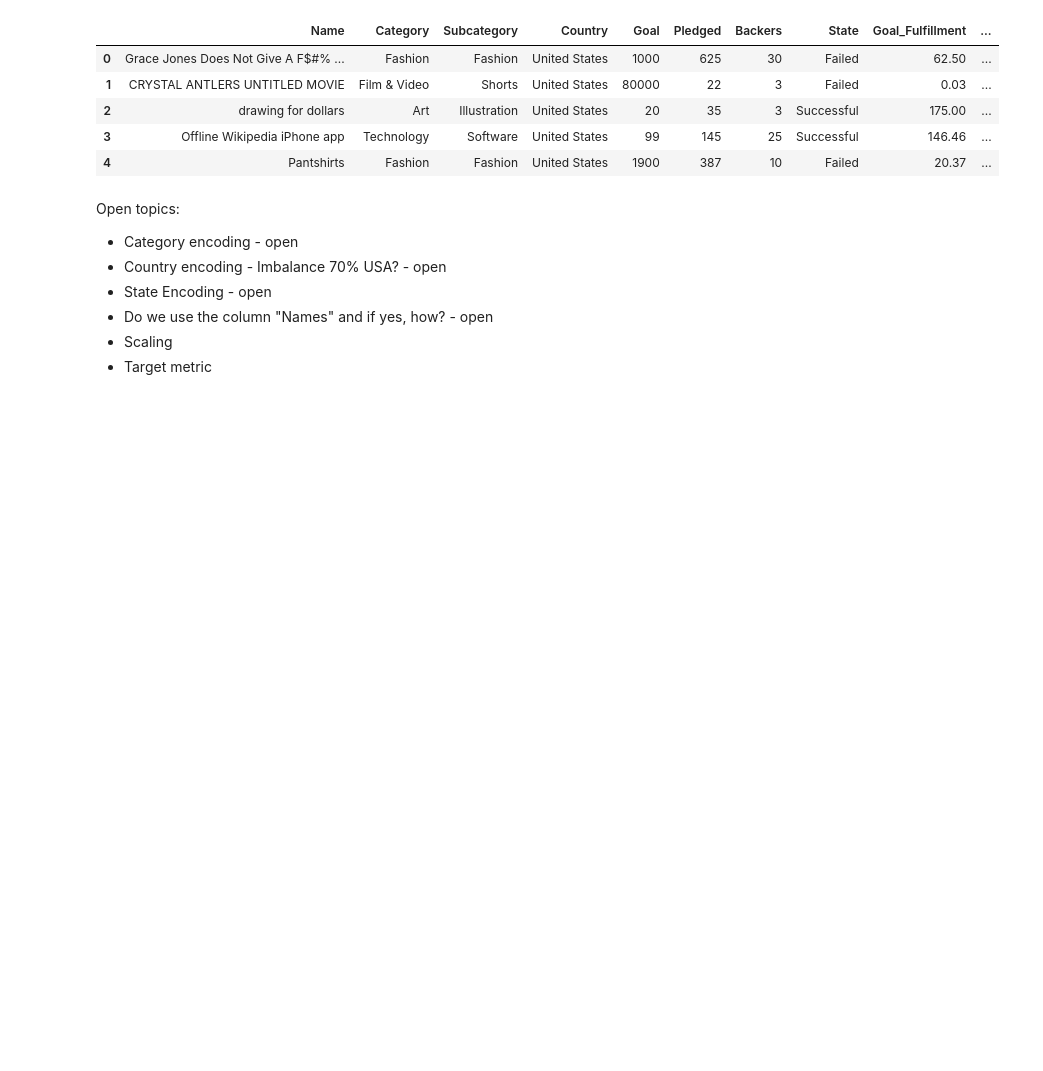
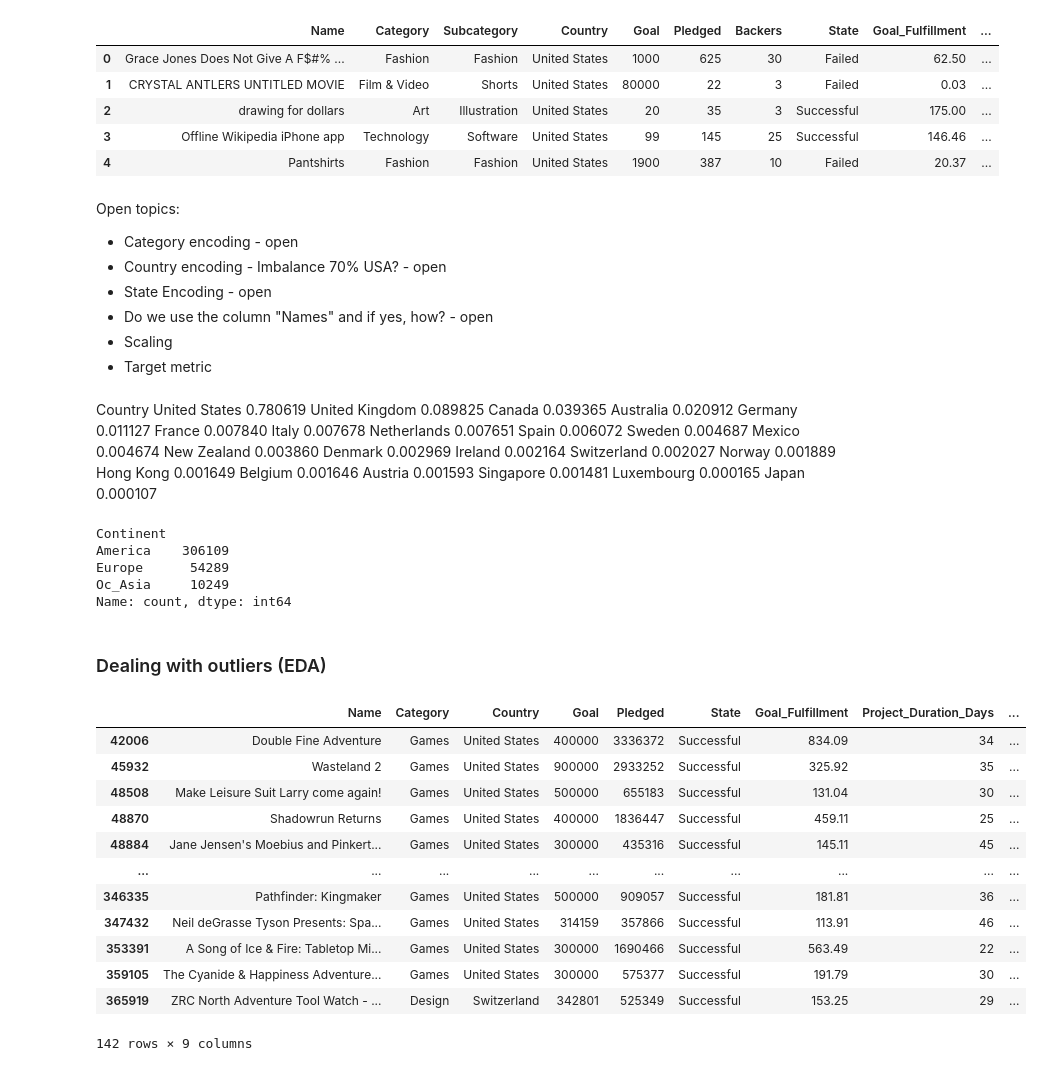
Before and after one commit to salvoha/ml-project, a Jupyter notebook: GetData_and_EDA.ipynb, the cells around one changed output. Cells and saved outputs as stored; diff of their text form; code cells hidden in the pictures; blank space fills up the shorter version.

```diff
--- a/GetData_and_EDA.ipynb
+++ b/GetData_and_EDA.ipynb
@@ -683,3 +683,71 @@ Open topics:
 - Do we use the column "Names" and if yes, how? - open
 - Scaling
 - Target metric
+# %% [markdown]
+Country
+United States     0.780619
+United Kingdom    0.089825
+Canada            0.039365
+Australia         0.020912
+Germany           0.011127
+France            0.007840
+Italy             0.007678
+Netherlands       0.007651
+Spain             0.006072
+Sweden            0.004687
+Mexico            0.004674
+New Zealand       0.003860
+Denmark           0.002969
+Ireland           0.002164
+Switzerland       0.002027
+Norway            0.001889
+Hong Kong         0.001649
+Belgium           0.001646
+Austria           0.001593
+Singapore         0.001481
+Luxembourg        0.000165
+Japan             0.000107
+# %%
+# clustering countries
+America = ['United States', 'Canada', 'Mexico']
+Europe = ['Germany', 'United Kingdom', 'France', 'Italy', 'Spain', 'Netherlands', 'Netherlands ', 'Sweden', 'Switzerland', 'Ireland', 'Belgium', 'Austria', 'Denmark', 'Norway', 'Finland', 'Luxembourg']
+Oc_Asia = ['Singapore', 'Japan', 'Australia', 'New Zealand', 'Hong Kong']
+
+# assign the baseline_data['Country'] to the continent clusters above
+def assign_continent(country):
+    if country in America:
+        return 'America'
+    elif country in Europe:
+        return 'Europe'
+    elif country in Oc_Asia:
+        return 'Oc_Asia'
+    else:
+        return 'Other'
+baseline_data['Continent'] = baseline_data['Country'].apply(assign_continent)
+advanced_data['Continent'] = advanced_data['Country'].apply(assign_continent)
+# %%
+baseline_data['Continent'].value_counts()
+# %% [output]
+Continent
+America    306109
+Europe      54289
+Oc_Asia     10249
+Name: count, dtype: int64
+# %% [markdown]
+### Dealing with outliers (EDA)
+# %%
+baseline_data[(baseline_data['Goal'] > 250000) & (baseline_data['State'] == 'Successful')]
+# %% [output]
+|  | Name | Category | Country | Goal | Pledged | State | Goal_Fulfillment | Project_Duration_Days | ... |
+| 42006 | Double Fine Adventure | Games | United States | 400000 | 3336372 | Successful | 834.09 | 34 | ... |
+| 45932 | Wasteland 2 | Games | United States | 900000 | 2933252 | Successful | 325.92 | 35 | ... |
+| 48508 | Make Leisure Suit Larry come again! | Games | United States | 500000 | 655183 | Successful | 131.04 | 30 | ... |
+| 48870 | Shadowrun Returns | Games | United States | 400000 | 1836447 | Successful | 459.11 | 25 | ... |
+| 48884 | Jane Jensen's Moebius and Pinkert... | Games | United States | 300000 | 435316 | Successful | 145.11 | 45 | ... |
+| ... | ... | ... | ... | ... | ... | ... | ... | ... | ... |
+| 346335 | Pathfinder: Kingmaker | Games | United States | 500000 | 909057 | Successful | 181.81 | 36 | ... |
+| 347432 | Neil deGrasse Tyson Presents: Spa... | Games | United States | 314159 | 357866 | Successful | 113.91 | 46 | ... |
+| 353391 | A Song of Ice & Fire: Tabletop Mi... | Games | United States | 300000 | 1690466 | Successful | 563.49 | 22 | ... |
+| 359105 | The Cyanide & Happiness Adventure... | Games | United States | 300000 | 575377 | Successful | 191.79 | 30 | ... |
+| 365919 | ZRC North Adventure Tool Watch - ... | Design | Switzerland | 342801 | 525349 | Successful | 153.25 | 29 | ... |
+142 rows × 9 columns
```
Also changed, not shown: parts of 38 cells of this notebook.
